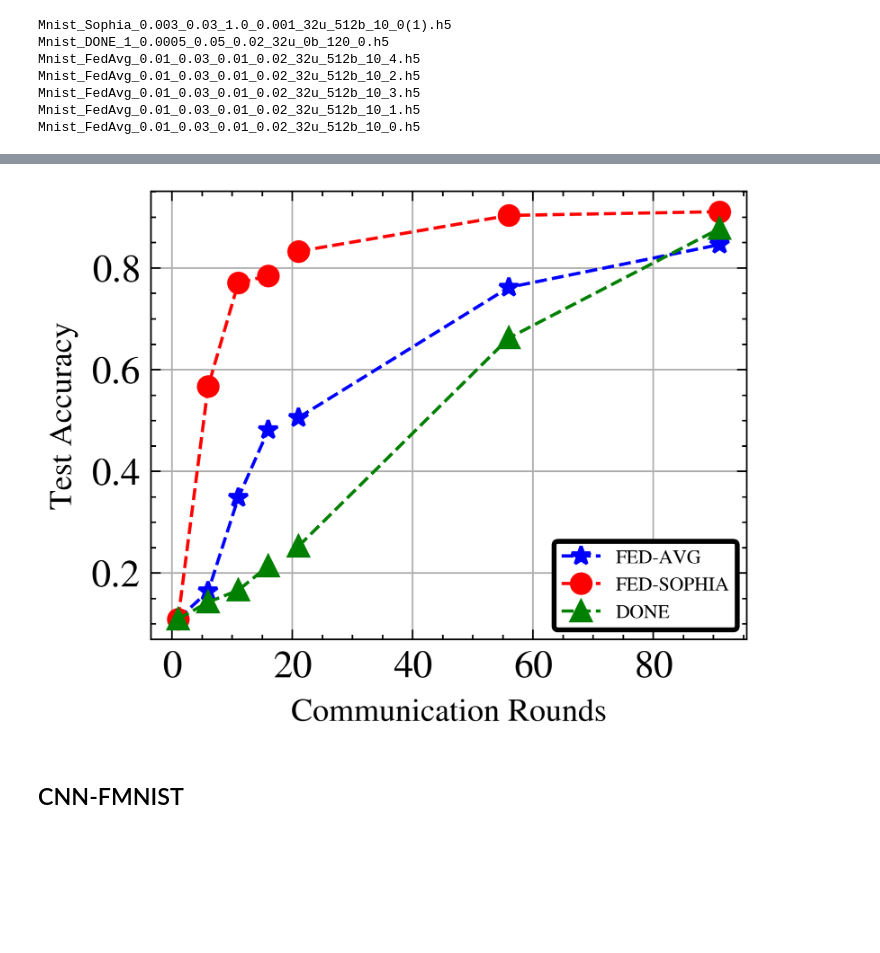
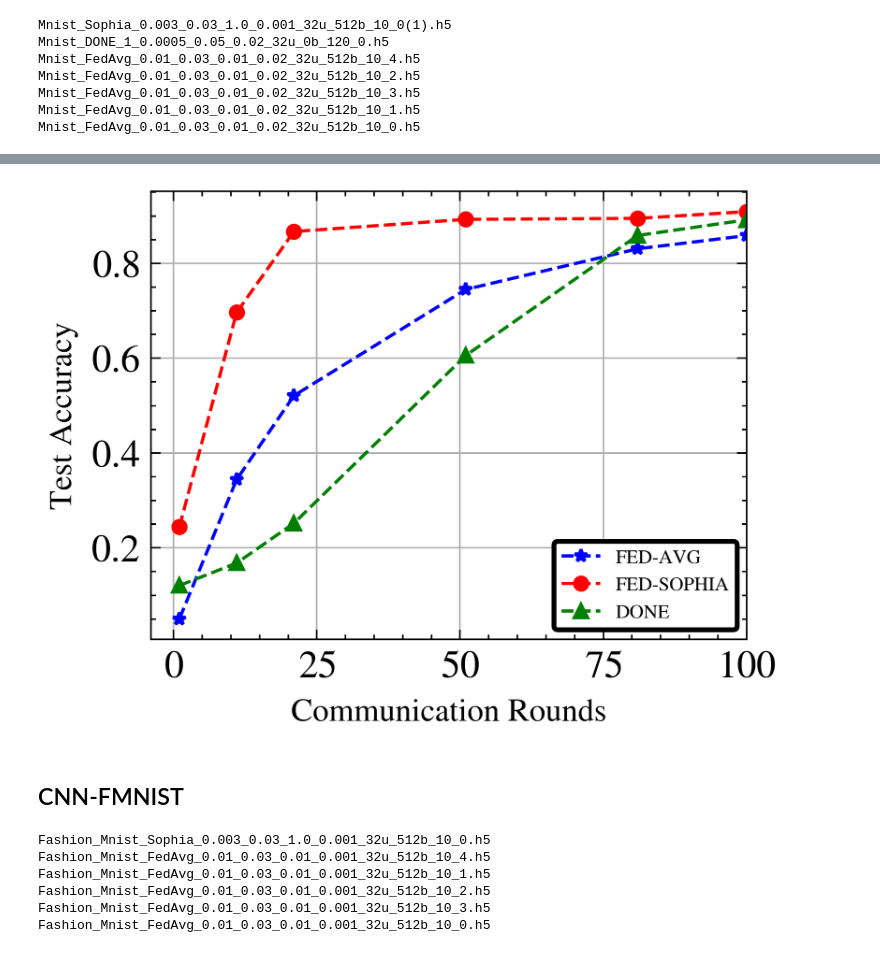
Before and after one commit to Ahmed-Khaled-Saleh/Fed-Sophia-pytorch, a Jupyter notebook: y_Results_clean.ipynb, the cells around one changed output, grey strips where cells are left out. Cells and saved outputs as stored; diff of their text form; code cells hidden in the pictures; blank space fills up the shorter version.

```diff
--- a/y_Results_clean.ipynb
+++ b/y_Results_clean.ipynb
@@ -297,12 +314,11 @@ iterations = np.arange(1, 101)  # Assuming 100 iterations
 avgs = [mlp_fmnist_fedavg_acc_mu, mlp_fmnist_sophia_acc_mu, mlp_fmnist_done_acc_mu]
 
 for i in range(3):
-    ax.plot(iterations[:20:3], [avgs[i][j] for j in range(0, 20, 3)],\
-        marker=markers[i], linestyle=line_styles[i], \
-        color=colors[i])
-    ax.plot(iterations[20::5], [avgs[i][j] for j in range(20, 100, 5)],\
-        marker=markers[i], linestyle=line_styles[i],\
-        color=colors[i], label=labels[i])
+    x_data = np.concatenate([iterations[:20 :5], iterations[20::10], iterations[-1:]])
+    y_data = np.concatenate([avgs[i][:20:5], avgs[i][20::10], avgs[i][-1:]])
+
+    ax.plot(x_data, y_data, marker=markers[i], linestyle=line_styles[i], color=colors[i], label=labels[i], markersize=4)
+
 
 
 # Customize your plot (e.g., labels, titles, etc.)
@@ -324,6 +340,8 @@ legend.get_frame().set_alpha(1)
 #set size for axis names
 plt.tick_params(labelsize=12)
 ax.grid(True)
+plt.xlim(right= 100)
+
 # save plot
 # Display the plot
 # save plot
@@ -364,3 +436,16 @@ cnn_mnist_fedavg_loss_mu, cnn_mnist_fedavg_loss_std = get_mu_std(cnn_mnist_fedav
 cnn_mnist_sophia_acc_mu, cnn_mnist_sophia_acc_std = get_mu_std(cnn_mnist_sophia_acc)
 cnn_mnist_done_acc_mu, cnn_mnist_done_acc_std = get_mu_std(cnn_mnist_done_acc)
 cnn_mnist_fedavg_acc_mu, cnn_mnist_fedavg_acc_std = get_mu_std(cnn_mnist_fedavg_acc)
+# %%
+# extend mlp_mnist_fedavg_acc_mu to be 1000 elements not 100
+# every elment is repeated 10 times
+
+cnn_mnist_fedavg_acc_mu_ext, cnn_mnist_sophia_acc_mu_ext, cnn_mnist_done_acc_mu_ext = [], [], []
+for i in range(100):
+    for j in range(10):
+        cnn_mnist_fedavg_acc_mu_ext.append(cnn_mnist_fedavg_acc_mu[i])
+        cnn_mnist_sophia_acc_mu_ext.append(cnn_mnist_sophia_acc_mu[i])
+# %%
+for i in range(100):
+    for j in range(80):
+        cnn_mnist_done_acc_mu_ext.append(mlp_mnist_done_acc_mu[i])
@@ -374,39 +515,60 @@ labels = ['FED-AVG', 'FED-SOPHIA', 'DONE']
 iterations = np.arange(1, 101)  # Assuming 100 iterations
 
 avgs = [cnn_mnist_fedavg_acc_mu, cnn_mnist_sophia_acc_mu, cnn_mnist_done_acc_mu]
+avgs = [savgol_filter(avgs[i], 50, 3) for i in range(len(avgs))] # window size 51, polynomial order 3
 
 for i in range(3):
-    ax.plot(iterations[:20:5], [avgs[i][j] for j in range(0, 20, 5)],\
-        marker=markers[i], linestyle=line_styles[i], \
-        color=colors[i])
-    ax.plot(iterations[20::35], [avgs[i][j] for j in range(20, 100, 35)],\
-        marker=markers[i], linestyle=line_styles[i],\
-        color=colors[i], label=labels[i])
+    x_data = np.concatenate([iterations[:20:10], iterations[20::30], iterations[-1:]])
+    y_data = np.concatenate([avgs[i][:20:10], avgs[i][20::30], avgs[i][-1:]])
+
+    ax.plot(x_data, y_data, marker=markers[i], linestyle=line_styles[i], color=colors[i], label=labels[i], markersize=4)
+
 
 
 # Customize your plot (e.g., labels, titles, etc.)
 ax.set_xlabel('Communication Rounds', fontsize=10)
 ax.set_ylabel('Test Accuracy',  fontsize=10)
 #set size for legend
 legend = plt.legend(loc='lower right', \
                     bbox_to_anchor=(0.5, 0., 0.5, 0.5),\
                 frameon=True)
 # ax.legend(prop={'size': 12})
+plt.xlim(right= 100)  # Adjust these values to zoom in as desired
 
 # Adjust the padding using borderaxespad
 legend.get_frame().set_edgecolor('black')
 legend.get_frame().set_linewidth(1.5)
 legend.get_frame().set_facecolor('white')
 legend.get_frame().set_alpha(1)
 # ax.legend(prop={'size': 12})
 #set size for axis names
 plt.tick_params(labelsize=12)
 ax.grid(True)
 # save plot
 plt.savefig('test_acc_cnn_mnist.pdf')
 # Display the plot
 plt.show()
 # %% [output]
-[figure, old version]
+[figure, new version]
 # %% [markdown]
 ## CNN-FMNIST
+# %%
+CNN_FMNIST_Sophia = get_results('cnn', 'fmnist-sophia')
+# CNN_FMNIST_DONE = get_results('cnn', 'fmnist-done')
+CNN_FMNIST_FedAvg = get_results('cnn', 'fmnist-fedavg')
+
+cnn_fmnist_sophia_loss = CNN_FMNIST_Sophia[-1]
+cnn_fmnist_sophia_acc = CNN_FMNIST_Sophia[-2]
+
+# cnn_fmnist_done_loss = CNN_FMNIST_DONE[-1]
+# cnn_fmnist_done_acc = CNN_FMNIST_DONE[-2]
+
+cnn_fmnist_fedavg_loss = CNN_FMNIST_FedAvg[-1]
+cnn_fmnist_fedavg_acc = CNN_FMNIST_FedAvg[-2]
+# %% [output]
+Fashion_Mnist_Sophia_0.003_0.03_1.0_0.001_32u_512b_10_0.h5
+Fashion_Mnist_FedAvg_0.01_0.03_0.01_0.001_32u_512b_10_4.h5
+Fashion_Mnist_FedAvg_0.01_0.03_0.01_0.001_32u_512b_10_1.h5
+Fashion_Mnist_FedAvg_0.01_0.03_0.01_0.001_32u_512b_10_2.h5
+Fashion_Mnist_FedAvg_0.01_0.03_0.01_0.001_32u_512b_10_3.h5
+Fashion_Mnist_FedAvg_0.01_0.03_0.01_0.001_32u_512b_10_0.h5
```
Also changed, not shown: parts of 16 cells of this notebook, 19 other files.
